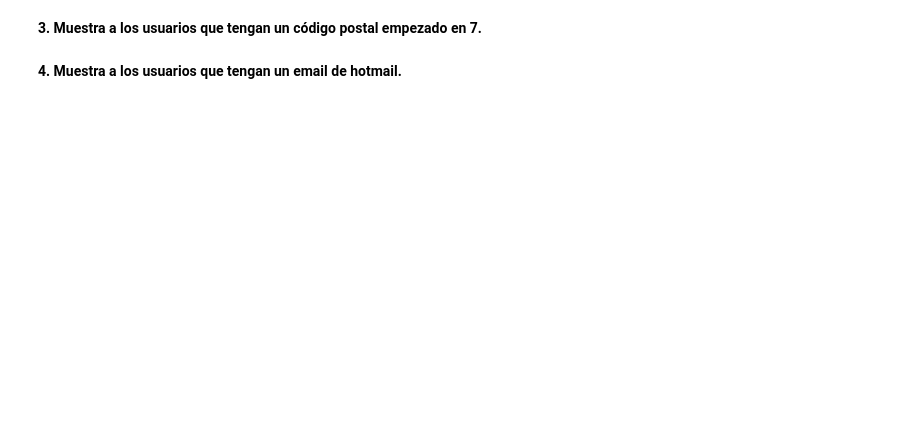
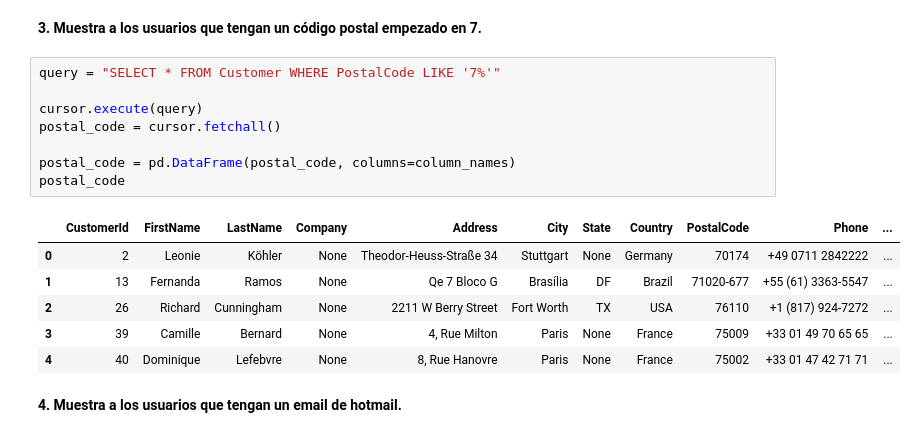
Before and after one commit to mstoychev/Data-Science-Projects, a Jupyter notebook: 0. Data Analyst Portfolio/3. SQL exercise/Práctica SQL_MitkoStoychev.ipynb, the cells around one changed output. Cells and saved outputs as stored; diff of their text form; blank space fills up the shorter version.

```diff
--- a/0. Data Analyst Portfolio/3. SQL exercise/Práctica SQL_MitkoStoychev.ipynb
+++ b/0. Data Analyst Portfolio/3. SQL exercise/Práctica SQL_MitkoStoychev.ipynb
@@ -158,4 +253,19 @@ Volvemos a usar la tabla Customer.
 # %% [markdown]
 **3. Muestra a los usuarios que tengan un código postal empezado en 7.**
+# %%
+query = "SELECT * FROM Customer WHERE PostalCode LIKE '7%'"
+
+cursor.execute(query)
+postal_code = cursor.fetchall()
+
+postal_code = pd.DataFrame(postal_code, columns=column_names)
+postal_code
+# %% [output]
+|  | CustomerId | FirstName | LastName | Company | Address | City | State | Country | PostalCode | Phone | ... |
+| 0 | 2 | Leonie | Köhler | None | Theodor-Heuss-Straße 34 | Stuttgart | None | Germany | 70174 | +49 0711 2842222 | ... |
+| 1 | 13 | Fernanda | Ramos | None | Qe 7 Bloco G | Brasília | DF | Brazil | 71020-677 | +55 (61) 3363-5547 | ... |
+| 2 | 26 | Richard | Cunningham | None | 2211 W Berry Street | Fort Worth | TX | USA | 76110 | +1 (817) 924-7272 | ... |
+| 3 | 39 | Camille | Bernard | None | 4, Rue Milton | Paris | None | France | 75009 | +33 01 49 70 65 65 | ... |
+| 4 | 40 | Dominique | Lefebvre | None | 8, Rue Hanovre | Paris | None | France | 75002 | +33 01 47 42 71 71 | ... |
 # %% [markdown]
 **4. Muestra a los usuarios que tengan un email de hotmail.**
```
Also changed, not shown: parts of 41 cells of this notebook.
